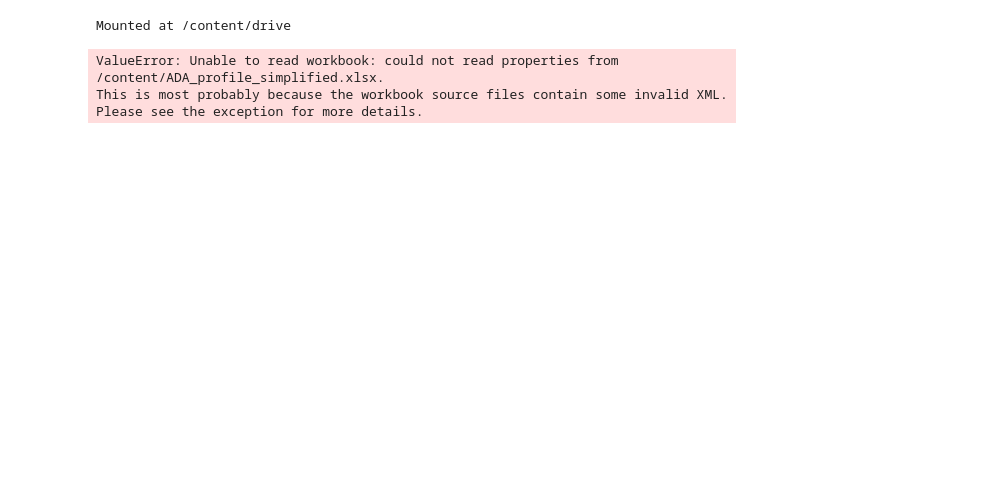
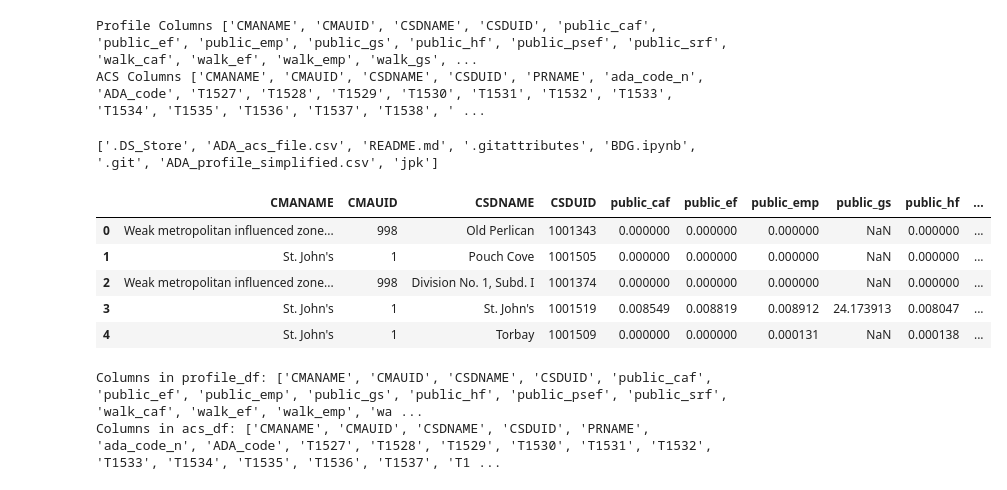
Before and after one commit to koyinsola18/BDG, a Jupyter notebook: BDG.ipynb, the cells around one changed output. Drawn from its saved outputs; the diff is of its cells as text; code cells hidden in the pictures; blank space fills up the shorter version.

```diff
--- a/BDG.ipynb
+++ b/BDG.ipynb
@@ -4,16 +4,33 @@ import pandas as pd
 import numpy as np
 import matplotlib.pyplot as plt
 import seaborn as sns
-# %%
-from google.colab import drive
-drive.mount('/content/drive')
-# %% [output]
-Mounted at /content/drive
-# %%
-#Load the Datasets
-profile_df = pd.read_excel("/content/ADA_profile_simplified.xlsx")
-acs_df = pd.read_excel("/content/ADA_acs_file.xlsx")
-# %% [output]
-ValueError: Unable to read workbook: could not read properties from /content/ADA_profile_simplified.xlsx.
-This is most probably because the workbook source files contain some invalid XML.
-Please see the exception for more details.
+# %%
+#Load the Datasets
+profile_df = pd.read_csv("/Users/preciousajilore/Documents/GitHub/Misc/BDG/ADA_acs_file.csv", skiprows= 1)
+acs_df = pd.read_csv("/Users/preciousajilore/Documents/GitHub/Misc/BDG/ADA_profile_simplified.csv")
+# %%
+print("Profile Columns", profile_df.columns.to_list())
+print("ACS Columns", acs_df.columns.to_list())
+# %% [output]
+Profile Columns ['CMANAME', 'CMAUID', 'CSDNAME', 'CSDUID', 'public_caf', 'public_ef', 'public_emp', 'public_gs', 'public_hf', 'public_psef', 'public_srf', 'walk_caf', 'walk_ef', 'walk_emp', 'walk_gs', ...
+ACS Columns ['CMANAME', 'CMAUID', 'CSDNAME', 'CSDUID', 'PRNAME', 'ada_code_n', 'ADA_code', 'T1527', 'T1528', 'T1529', 'T1530', 'T1531', 'T1532', 'T1533', 'T1534', 'T1535', 'T1536', 'T1537', 'T1538', ' ...
+# %%
+import os
+print(os.listdir('.'))
+# %% [output]
+['.DS_Store', 'ADA_acs_file.csv', 'README.md', '.gitattributes', 'BDG.ipynb', '.git', 'ADA_profile_simplified.csv', 'jpk']
+# %%
+profile_df.head()
+# %% [output]
+|  | CMANAME | CMAUID | CSDNAME | CSDUID | public_caf | public_ef | public_emp | public_gs | public_hf | ... |
+| 0 | Weak metropolitan influenced zone... | 998 | Old Perlican | 1001343 | 0.000000 | 0.000000 | 0.000000 | NaN | 0.000000 | ... |
+| 1 | St. John's | 1 | Pouch Cove | 1001505 | 0.000000 | 0.000000 | 0.000000 | NaN | 0.000000 | ... |
+| 2 | Weak metropolitan influenced zone... | 998 | Division No. 1, Subd. I | 1001374 | 0.000000 | 0.000000 | 0.000000 | NaN | 0.000000 | ... |
+| 3 | St. John's | 1 | St. John's | 1001519 | 0.008549 | 0.008819 | 0.008912 | 24.173913 | 0.008047 | ... |
+| 4 | St. John's | 1 | Torbay | 1001509 | 0.000000 | 0.000000 | 0.000131 | NaN | 0.000138 | ... |
+# %%
+print("Columns in profile_df:", profile_df.columns.tolist())
+print("Columns in acs_df:", acs_df.columns.tolist())
+# %% [output]
+Columns in profile_df: ['CMANAME', 'CMAUID', 'CSDNAME', 'CSDUID', 'public_caf', 'public_ef', 'public_emp', 'public_gs', 'public_hf', 'public_psef', 'public_srf', 'walk_caf', 'walk_ef', 'walk_emp', 'wa ...
+Columns in acs_df: ['CMANAME', 'CMAUID', 'CSDNAME', 'CSDUID', 'PRNAME', 'ada_code_n', 'ADA_code', 'T1527', 'T1528', 'T1529', 'T1530', 'T1531', 'T1532', 'T1533', 'T1534', 'T1535', 'T1536', 'T1537', 'T1 ...
```
Also changed, not shown: parts of 23 cells of this notebook.
